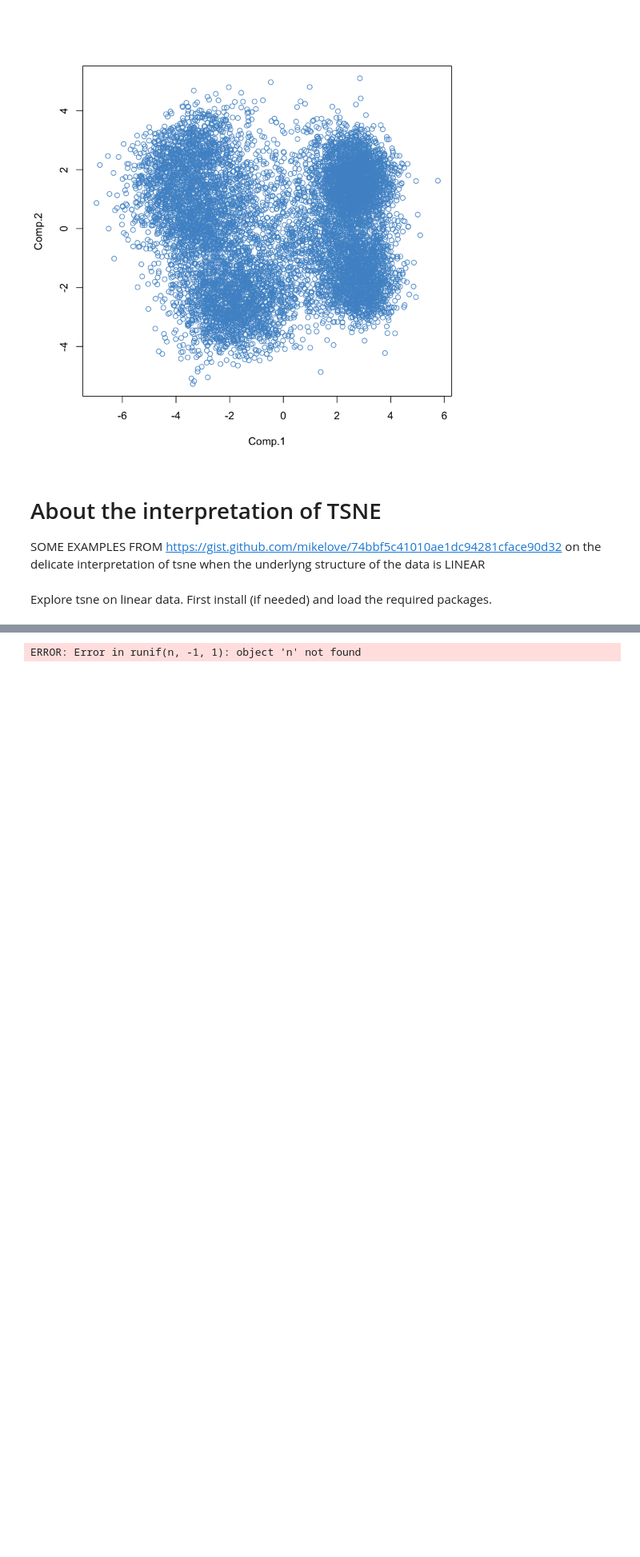
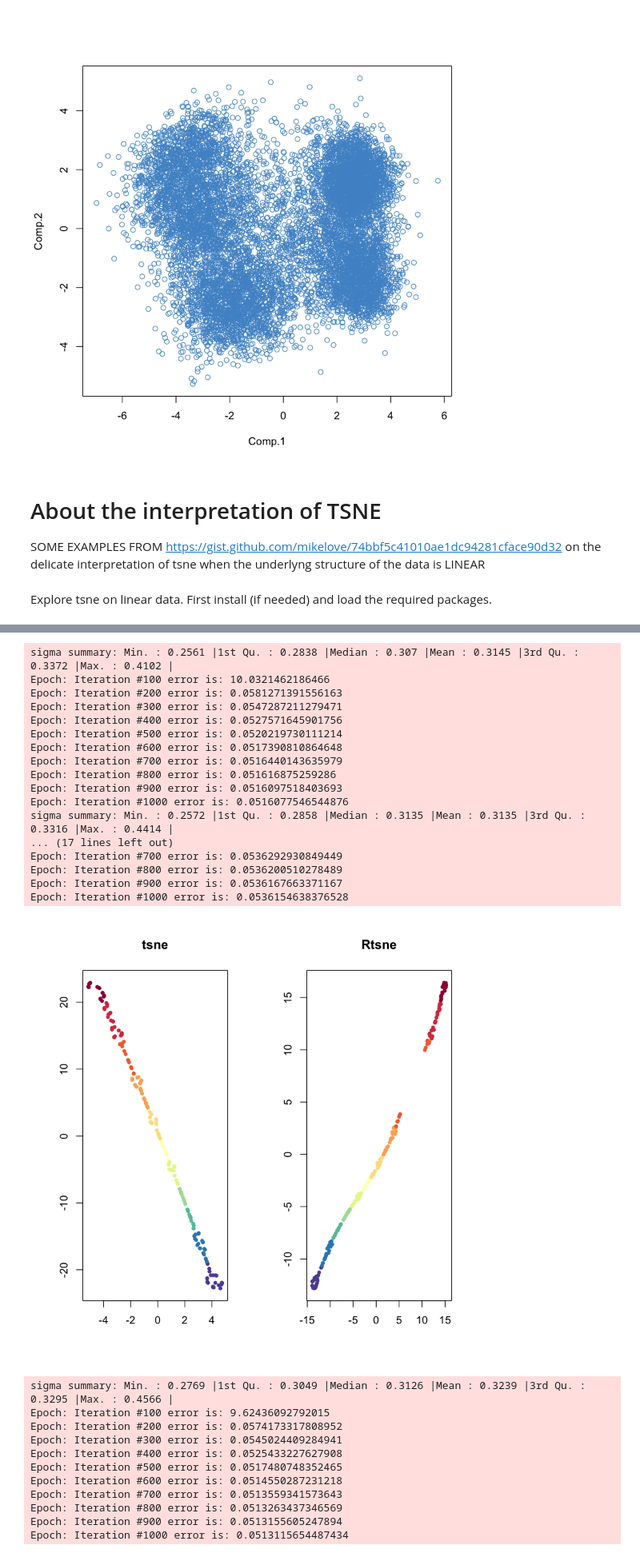
Before and after one commit to trallard/BAD_days, a Jupyter notebook: Day2/BAD_DAY2/dimensionality ReductionR.ipynb, the cells around one changed output, grey strips where cells are left out. Shown at 80% size. Saved outputs shown, nothing was run; the diff lists cells and outputs as text; code cells hidden in the pictures; blank space fills up the shorter version.

```diff
--- a/Day2/BAD_DAY2/dimensionality ReductionR.ipynb
+++ b/Day2/BAD_DAY2/dimensionality ReductionR.ipynb
@@ -375,16 +348,44 @@ ERROR: Error: package or namespace load failed for ‘Cairo’
 # %%
 par(mfrow=c(1, 2))
 
 for (i in 2:5) {
   set.seed(i)
   x <- runif(n, -1, 1)
   cols <- brewer.pal(11, "Spectral")[as.integer(cut(x, 11))]
-  ortho <- rortho(m)
+  ortho <- randortho(m)
   X <- cbind(x, matrix(0,ncol=m-1,nrow=n)) %*% ortho
   res <- tsne(X)
   plot(res, col=cols, pch=20, xlab="", ylab="", main="tsne")
   res <- Rtsne(X)
   plot(res$Y, col=cols, pch=20, xlab="", ylab="", main="Rtsne")
 }
 # %% [output]
-ERROR: Error in runif(n, -1, 1): object 'n' not found
+sigma summary: Min. : 0.2561 |1st Qu. : 0.2838 |Median : 0.307 |Mean : 0.3145 |3rd Qu. : 0.3372 |Max. : 0.4102 |
+Epoch: Iteration #100 error is: 10.0321462186466
+Epoch: Iteration #200 error is: 0.0581271391556163
+Epoch: Iteration #300 error is: 0.0547287211279471
+Epoch: Iteration #400 error is: 0.0527571645901756
+Epoch: Iteration #500 error is: 0.0520219730111214
+Epoch: Iteration #600 error is: 0.0517390810864648
+Epoch: Iteration #700 error is: 0.0516440143635979
+Epoch: Iteration #800 error is: 0.051616875259286
+Epoch: Iteration #900 error is: 0.0516097518403693
+Epoch: Iteration #1000 error is: 0.0516077546544876
+sigma summary: Min. : 0.2572 |1st Qu. : 0.2858 |Median : 0.3135 |Mean : 0.3135 |3rd Qu. : 0.3316 |Max. : 0.4414 |
+... (17 lines left out)
+Epoch: Iteration #700 error is: 0.0536292930849449
+Epoch: Iteration #800 error is: 0.0536200510278489
+Epoch: Iteration #900 error is: 0.0536167663371167
+Epoch: Iteration #1000 error is: 0.0536154638376528
+[figure, added]
+sigma summary: Min. : 0.2769 |1st Qu. : 0.3049 |Median : 0.3126 |Mean : 0.3239 |3rd Qu. : 0.3295 |Max. : 0.4566 |
+Epoch: Iteration #100 error is: 9.62436092792015
+Epoch: Iteration #200 error is: 0.0574173317808952
+Epoch: Iteration #300 error is: 0.0545024409284941
+Epoch: Iteration #400 error is: 0.0525433227627908
+Epoch: Iteration #500 error is: 0.0517480748352465
+Epoch: Iteration #600 error is: 0.0514550287231218
+Epoch: Iteration #700 error is: 0.0513559341573643
+Epoch: Iteration #800 error is: 0.0513263437346569
+Epoch: Iteration #900 error is: 0.0513155605247894
+Epoch: Iteration #1000 error is: 0.0513115654487434
```
Also changed, not shown: parts of 13 cells of this notebook, 1 other file.
